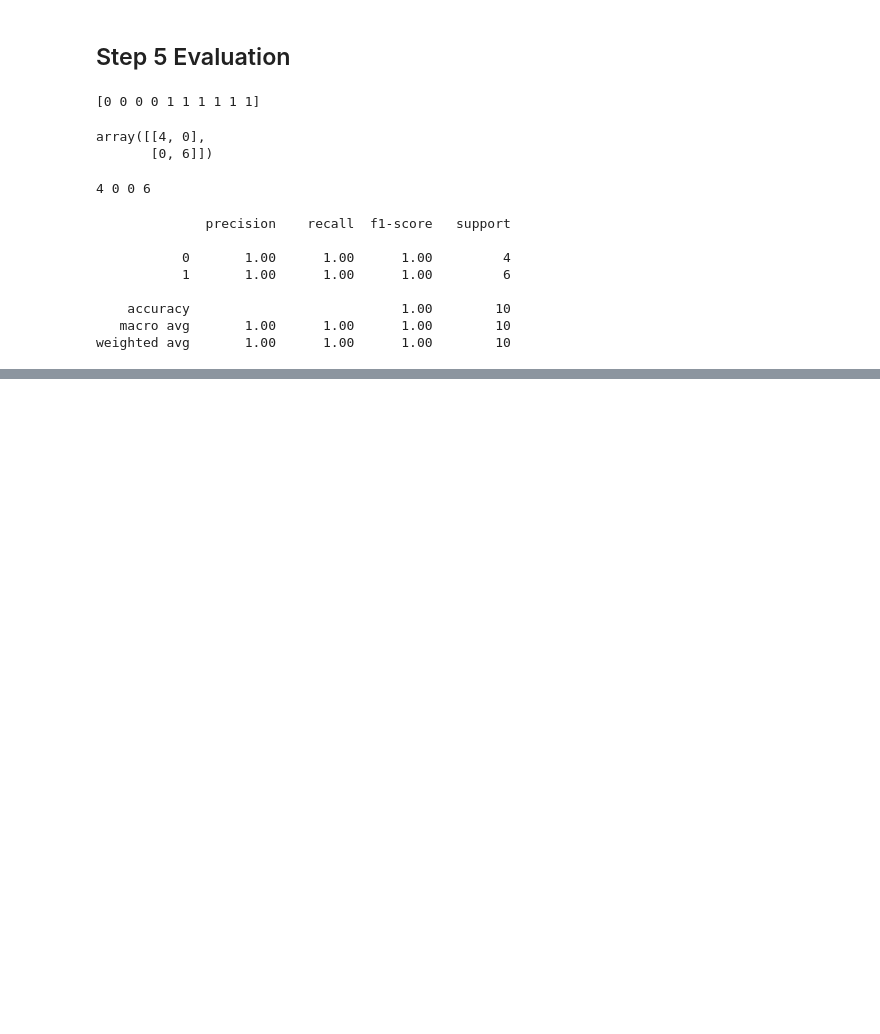
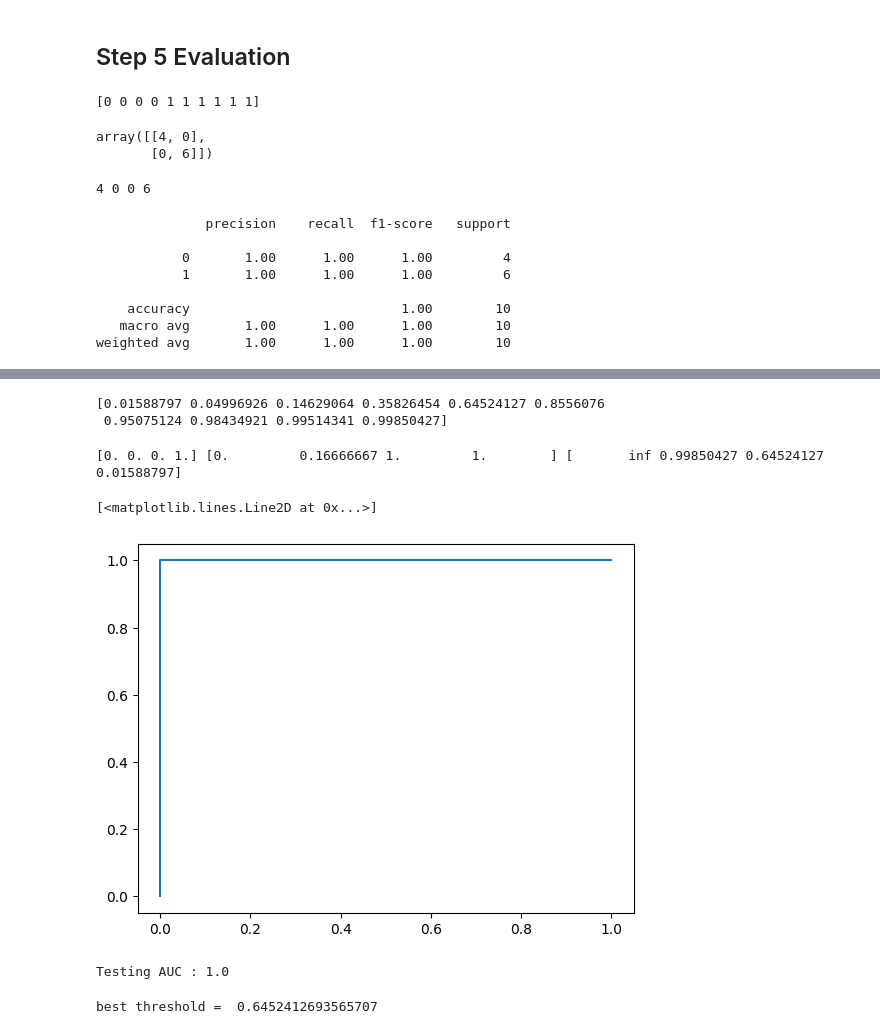
Before and after one commit to bakirmohammed1234/Machine_Learning, a Jupyter notebook: Sklearn_Models_Implementations/LogisticRegression/LogisticRegrssion1.ipynb, the cells around one changed output, grey strips where cells are left out. Cells and saved outputs as stored; diff of their text form; code cells hidden in the pictures; blank space fills up the shorter version.

```diff
--- a/Sklearn_Models_Implementations/LogisticRegression/LogisticRegrssion1.ipynb
+++ b/Sklearn_Models_Implementations/LogisticRegression/LogisticRegrssion1.ipynb
@@ -91,0 +118,29 @@ weighted avg       1.00      1.00      1.00        10
+# %%
+y_test_predict_probs= model.predict_proba(X)[:,1]# gives the prob foe each target class
+#we just need the prob for class 1
+print(y_test_predict_probs)
+# %% [output]
+[0.01588797 0.04996926 0.14629064 0.35826454 0.64524127 0.8556076
+ 0.95075124 0.98434921 0.99514341 0.99850427]
+# %%
+from sklearn.metrics import roc_curve, roc_auc_score
+fpr ,tpr , thresholds = roc_curve(Y,y_test_predict_probs)
+print(fpr ,tpr , thresholds)
+plt.plot(fpr ,tpr)
+# %% [output]
+[0. 0. 0. 1.] [0.         0.16666667 1.         1.        ] [       inf 0.99850427 0.64524127 0.01588797]
+[<matplotlib.lines.Line2D at 0x...>]
+[figure, added]
+# %%
+test_auc_roc = roc_auc_score (Y,y_test_predict_probs)
+print('Testing AUC :', test_auc_roc )
+# %% [output]
+Testing AUC : 1.0
+# %%
+from numpy import argmax
+best =tpr-fpr
+lx= argmax(best)
+best_threshold = thresholds[lx]
+print('best threshold = ',best_threshold)
+# %% [output]
+best threshold =  0.6452412693565707
```
Also changed, not shown: parts of 4 cells of this notebook.
